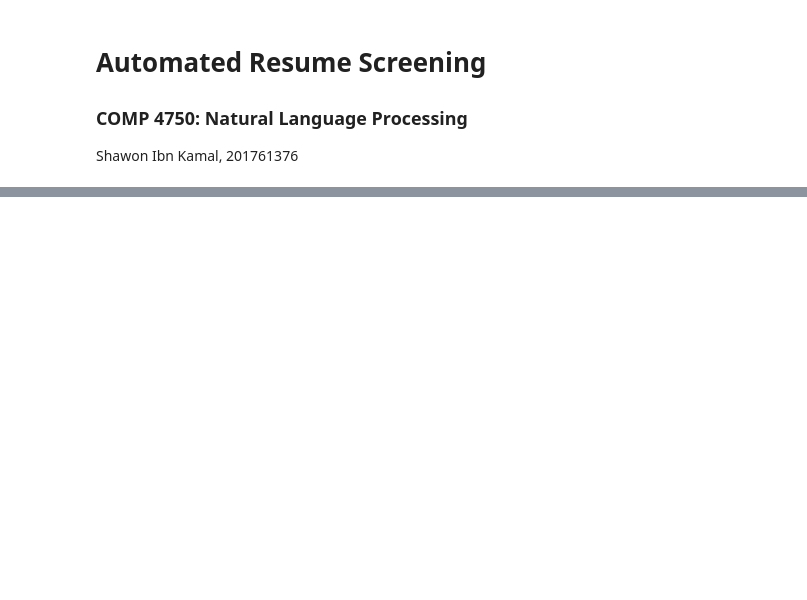
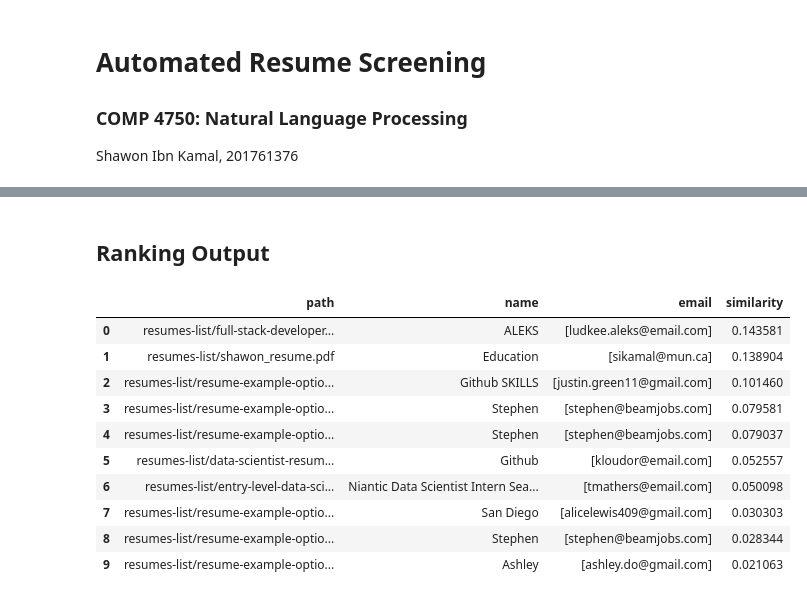
Before and after one commit to shawonibnkamal/automated-resume-screening, a Jupyter notebook: final-project.ipynb, the cells around one changed output, grey strips where cells are left out. Cells and saved outputs as stored; diff of their text form; code cells hidden in the pictures; blank space fills up the shorter version.

```diff
--- a/final-project.ipynb
+++ b/final-project.ipynb
@@ -13,0 +164,3 @@ ModuleNotFoundError: No module named 'pdfminer'
+# %%
+df_job_titles = pd.read_csv('job_titles_set.csv')
+df_job_titles.title.values
@@ -13,0 +210,3 @@ ModuleNotFoundError: No module named 'pdfminer'
+# %%
+job_description = open("job_description.txt", "r").read()
+job_description
@@ -13,0 +215,5 @@ ModuleNotFoundError: No module named 'pdfminer'
+# %%
+new_row = pd.DataFrame({'path':'job_description', 'text': job_description}, index =[0])
+df = pd.concat([new_row, df]).reset_index(drop = True)
+
+df.head()
@@ -13,0 +227,21 @@ ModuleNotFoundError: No module named 'pdfminer'
+# %%
+# Remove stop words and punctuations from text
+stop_words_l=stopwords.words('english')
+
+df['text_cleaned']=df.text.apply(lambda x: " ".join(re.sub(r'[^a-zA-Z]',' ',w).lower() for w in x.split() if re.sub(r'[^a-zA-Z]',' ',w).lower() not in stop_words_l) )
+
+tfidfvectoriser=TfidfVectorizer()
+tfidfvectoriser.fit(df.text_cleaned)
+tfidf_vectors=tfidfvectoriser.transform(df.text_cleaned)
+
+similarities=np.dot(tfidf_vectors,tfidf_vectors.T).toarray()
+
+for i in range(len(similarities[0])):
+    df.loc[i, "similarity"] = similarities[0][i]
+
+df.sort_values(by='similarity', ascending=False, inplace=True)
+
+df = df.drop(0)
+df.reset_index(drop=True, inplace=True)
+
+df
@@ -13,0 +260,16 @@ ModuleNotFoundError: No module named 'pdfminer'
+# %% [markdown]
+## Ranking Output
+# %%
+df[['path', 'name', 'email', 'similarity']]
+# %% [output]
+|  | path | name | email | similarity |
+| 0 | resumes-list/full-stack-developer... | ALEKS | [ludkee.aleks@email.com] | 0.143581 |
+| 1 | resumes-list/shawon_resume.pdf | Education | [sikamal@mun.ca] | 0.138904 |
+| 2 | resumes-list/resume-example-optio... | Github SKILLS | [justin.green11@gmail.com] | 0.101460 |
+| 3 | resumes-list/resume-example-optio... | Stephen | [stephen@beamjobs.com] | 0.079581 |
+| 4 | resumes-list/resume-example-optio... | Stephen | [stephen@beamjobs.com] | 0.079037 |
+| 5 | resumes-list/data-scientist-resum... | Github | [kloudor@email.com] | 0.052557 |
+| 6 | resumes-list/entry-level-data-sci... | Niantic Data Scientist Intern Sea... | [tmathers@email.com] | 0.050098 |
+| 7 | resumes-list/resume-example-optio... | San Diego | [alicelewis409@gmail.com] | 0.030303 |
+| 8 | resumes-list/resume-example-optio... | Stephen | [stephen@beamjobs.com] | 0.028344 |
+| 9 | resumes-list/resume-example-optio... | Ashley | [ashley.do@gmail.com] | 0.021063 |
```
Also changed, not shown: parts of 18 cells of this notebook, 10 other files.
